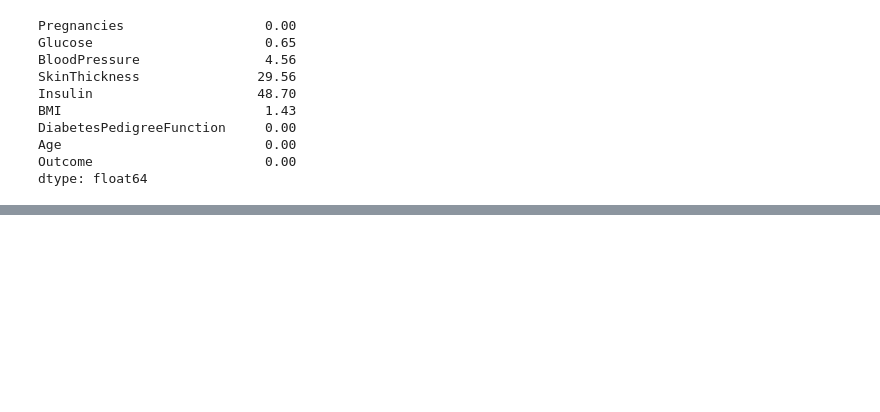
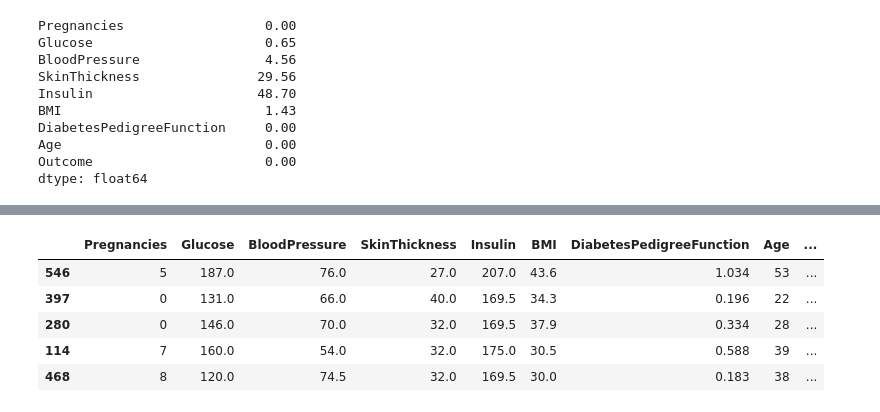
Before and after one commit to Kim-Minhee/portfolio, a Jupyter notebook: 의료바이오AI/AI헬스케어데이터정제및가공/diabetes_classification.ipynb, the cells around one changed output, grey strips where cells are left out. Drawn from its saved outputs; the diff is of its cells as text; code cells hidden in the pictures; blank space fills up the shorter version.

```diff
--- a/의료바이오AI/AI헬스케어데이터정제및가공/diabetes_classification.ipynb
+++ b/의료바이오AI/AI헬스케어데이터정제및가공/diabetes_classification.ipynb
@@ -26,7 +39,7 @@ path = kagglehub.dataset_download("uciml/pima-indians-diabetes-database")
 
 # print("Path to dataset files:", path)
 # %%
-DATASET_PATH = '../../dataset/diabetes.csv'
+DATASET_PATH = 'dataset/diabetes.csv'
 df = pd.read_csv(DATASET_PATH)
 df.head()
 # %% [output]
@@ -138,0 +236,14 @@ dtype: float64
+# %%
+# 당뇨병(D), 정상(H) 구분
+D = df[df['Outcome']!=0]
+H = df[df['Outcome']==0]
+
+D.sample(5)
+# H.sample(5)
+# %% [output]
+|  | Pregnancies | Glucose | BloodPressure | SkinThickness | Insulin | BMI | DiabetesPedigreeFunction | Age | ... |
+| 546 | 5 | 187.0 | 76.0 | 27.0 | 207.0 | 43.6 | 1.034 | 53 | ... |
+| 397 | 0 | 131.0 | 66.0 | 40.0 | 169.5 | 34.3 | 0.196 | 22 | ... |
+| 280 | 0 | 146.0 | 70.0 | 32.0 | 169.5 | 37.9 | 0.334 | 28 | ... |
+| 114 | 7 | 160.0 | 54.0 | 32.0 | 175.0 | 30.5 | 0.588 | 39 | ... |
+| 468 | 8 | 120.0 | 74.5 | 32.0 | 169.5 | 30.0 | 0.183 | 38 | ... |
```
Also changed, not shown: parts of 51 cells of this notebook, 1 other file.
